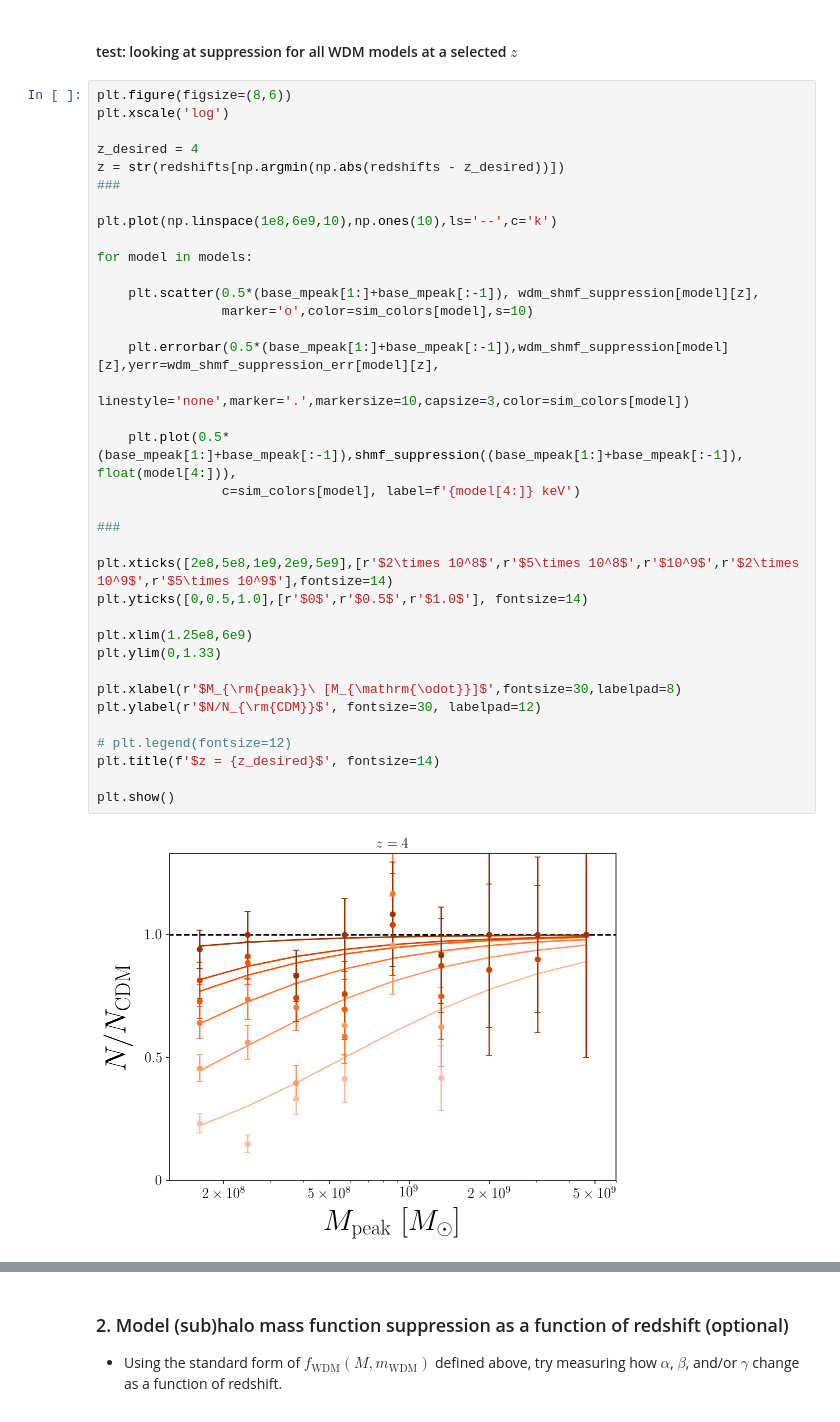
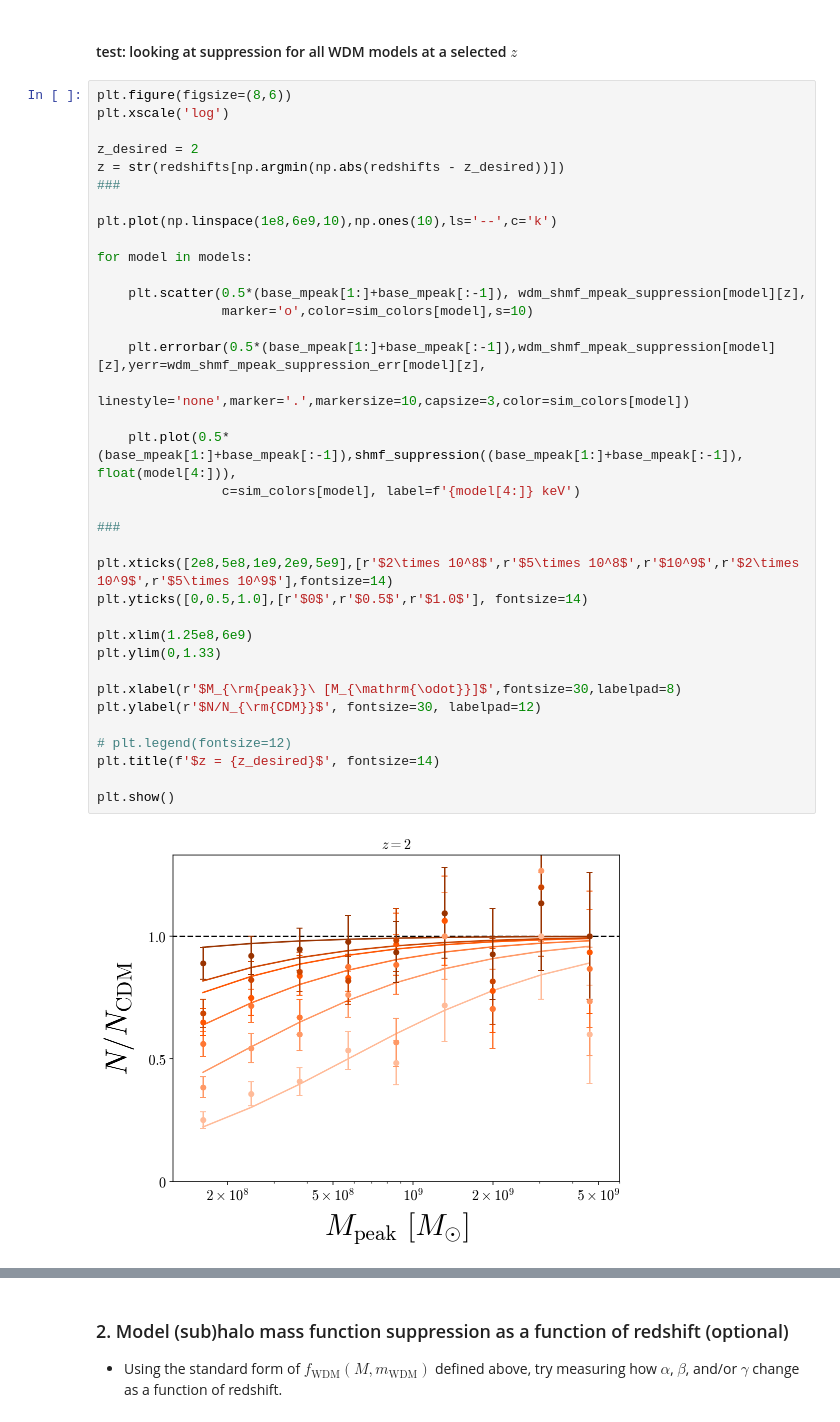
Before and after one commit to theotherlogan/nsbp-2023, a Jupyter notebook: notebooks/logan_week4.ipynb, the cells around one changed output, grey strips where cells are left out. Cells and saved outputs as stored; diff of their text form.

Commit message:
added Mvir to shmf suppression data

```diff
--- a/notebooks/logan_week4.ipynb
+++ b/notebooks/logan_week4.ipynb
@@ -355,37 +433,37 @@ currently this is for Halo004, can be adjusted for other halos/models in the fut
 plt.figure(figsize=(8,6))
 plt.xscale('log')
 
-z_desired = 4
+z_desired = 2
 z = str(redshifts[np.argmin(np.abs(redshifts - z_desired))])
 ###
 
 plt.plot(np.linspace(1e8,6e9,10),np.ones(10),ls='--',c='k')
 
 for model in models:
 
-    plt.scatter(0.5*(base_mpeak[1:]+base_mpeak[:-1]), wdm_shmf_suppression[model][z],
+    plt.scatter(0.5*(base_mpeak[1:]+base_mpeak[:-1]), wdm_shmf_mpeak_suppression[model][z],
                 marker='o',color=sim_colors[model],s=10)
 
-    plt.errorbar(0.5*(base_mpeak[1:]+base_mpeak[:-1]),wdm_shmf_suppression[model][z],yerr=wdm_shmf_suppression_err[model][z],
+    plt.errorbar(0.5*(base_mpeak[1:]+base_mpeak[:-1]),wdm_shmf_mpeak_suppression[model][z],yerr=wdm_shmf_mpeak_suppression_err[model][z],
                  linestyle='none',marker='.',markersize=10,capsize=3,color=sim_colors[model])
 
     plt.plot(0.5*(base_mpeak[1:]+base_mpeak[:-1]),shmf_suppression((base_mpeak[1:]+base_mpeak[:-1]), float(model[4:])),
                 c=sim_colors[model], label=f'{model[4:]} keV')
 
 ###
 
 plt.xticks([2e8,5e8,1e9,2e9,5e9],[r'$2\times 10^8$',r'$5\times 10^8$',r'$10^9$',r'$2\times 10^9$',r'$5\times 10^9$'],fontsize=14)
 plt.yticks([0,0.5,1.0],[r'$0$',r'$0.5$',r'$1.0$'], fontsize=14)
 
 plt.xlim(1.25e8,6e9)
 plt.ylim(0,1.33)
 
 plt.xlabel(r'$M_{\rm{peak}}\ [M_{\mathrm{\odot}}]$',fontsize=30,labelpad=8)
 plt.ylabel(r'$N/N_{\rm{CDM}}$', fontsize=30, labelpad=12)
 
 # plt.legend(fontsize=12)
 plt.title(f'$z = {z_desired}$', fontsize=14)
 
 plt.show()
 # %% [output]
-[figure, old version]
+[figure, new version]
```
Also changed, not shown: parts of 6 cells of this notebook.
